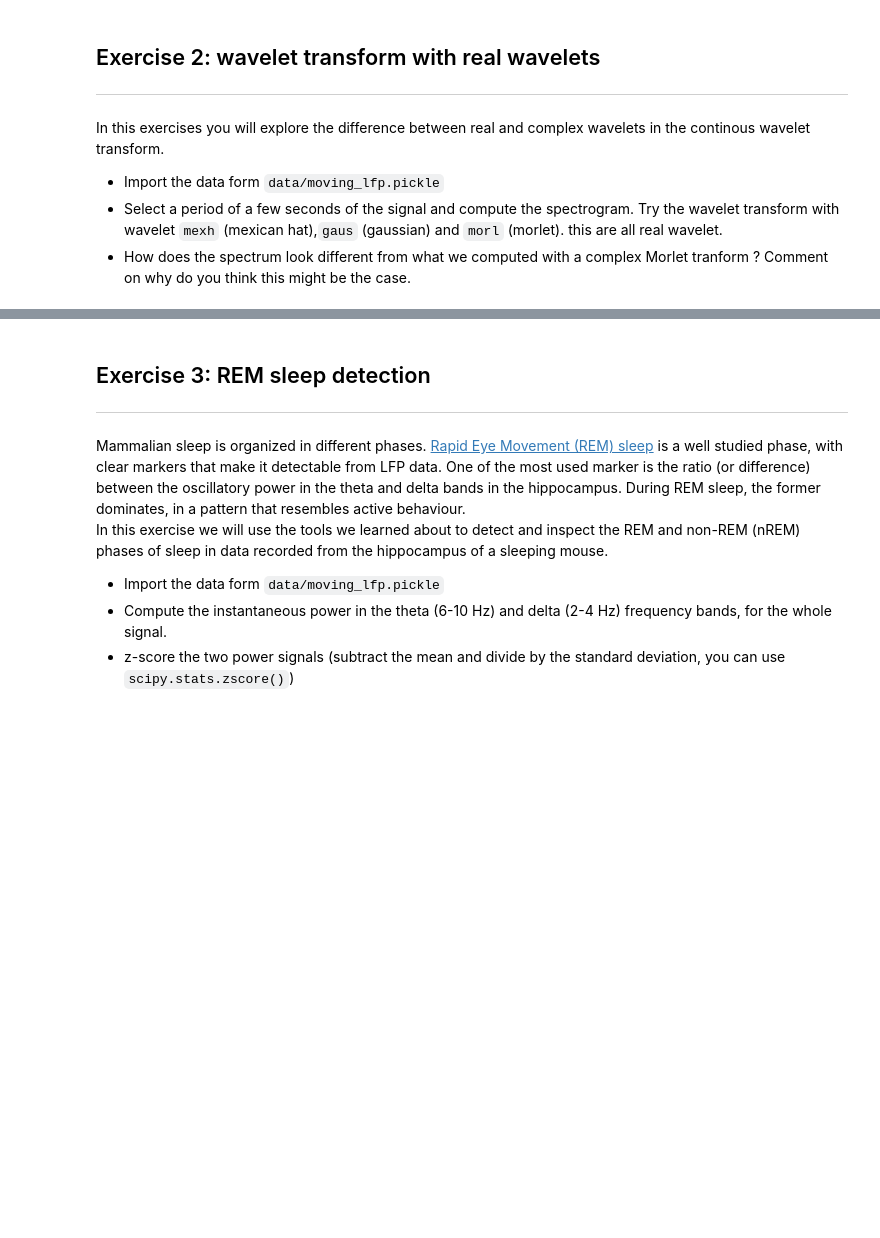
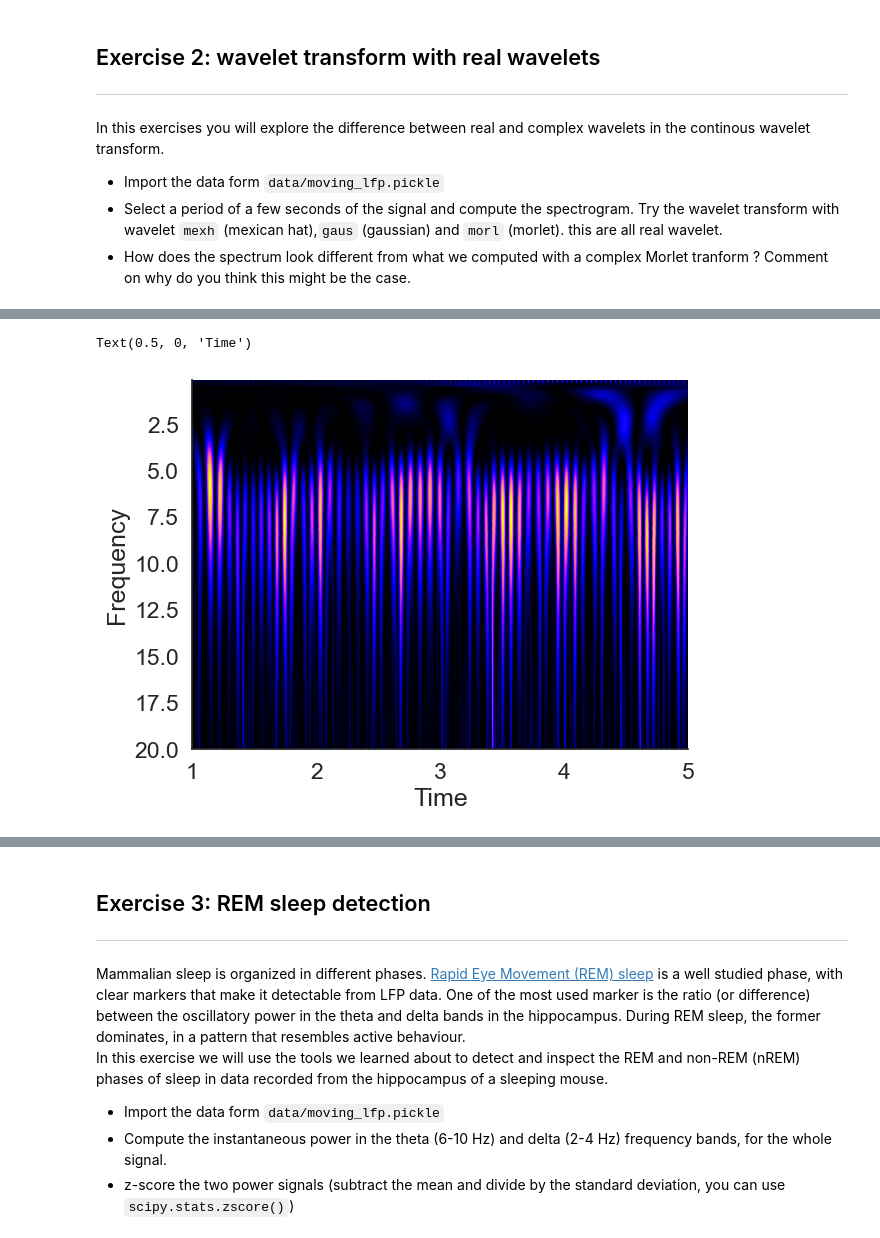
Before and after one commit to OrfeasGD/Neuranal, a Jupyter notebook: LFP_Orfeas.ipynb, the cells around one changed output, grey strips where cells are left out. Drawn from its saved outputs; the diff is of its cells as text; code cells hidden in the pictures; blank space fills up the shorter version.

```diff
--- a/LFP_Orfeas.ipynb
+++ b/LFP_Orfeas.ipynb
@@ -169,0 +210,14 @@ In this exercises you will explore the difference between real and complex wavel
+# %%
+#Plotting the spectrogram for the first 5 seconds
+#with a Mexican hat wavelet transform.
+
+scales = scale2frequency(mexh, frequencies)
+cwtmatrmh, _ = cwt(sig, wavelet=mexh, scales=scales,
+                  sampling_period=1.0/sampling_rate)
+plt.imshow(abs(cwtmatrmh)**2, extent=[start,end,frequencies[-1]*sampling_rate,
+                         frequencies[0]*sampling_rate], aspect='auto', cmap=plt.cm.gnuplot2)
+plt.ylabel('Frequency')
+plt.xlabel('Time')
+# %% [output]
+Text(0.5, 0, 'Time')
+[figure, added]
```
Also changed, not shown: parts of 11 cells of this notebook.
